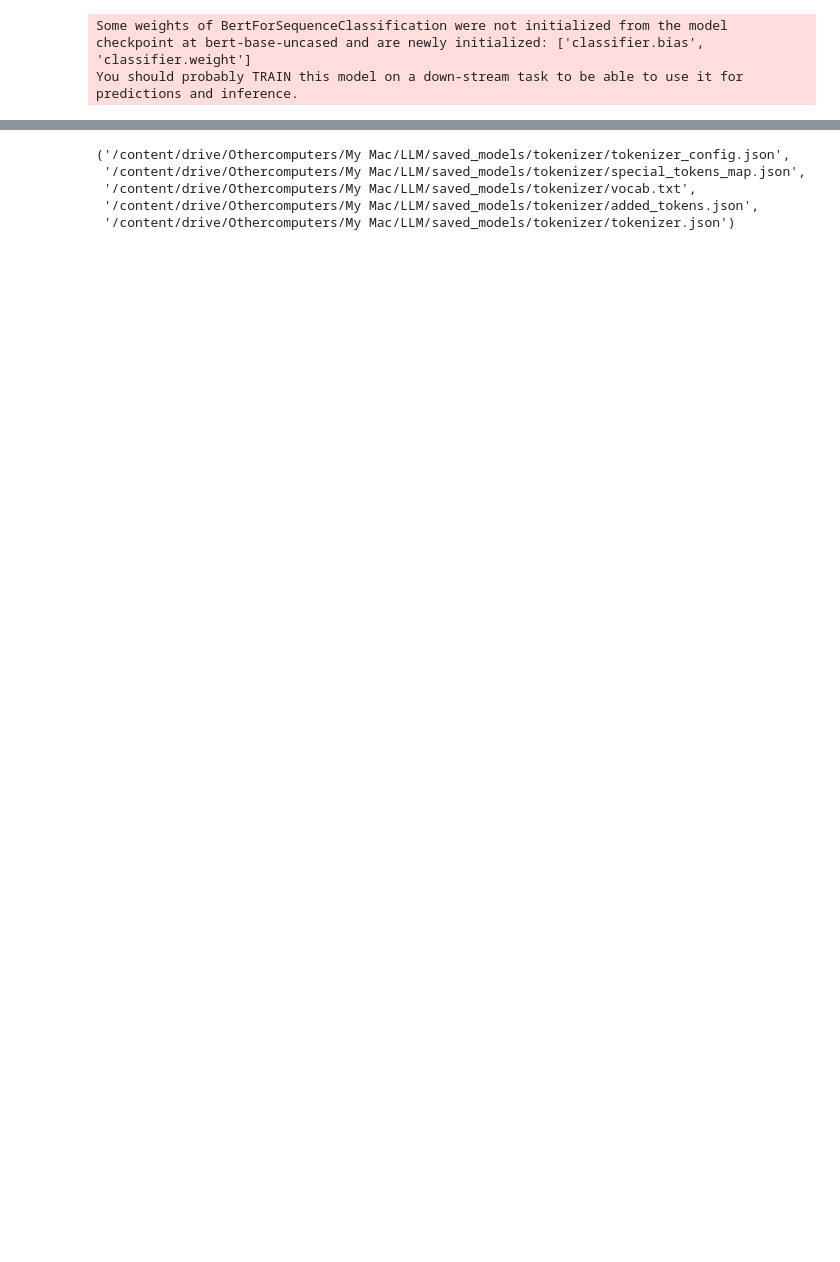
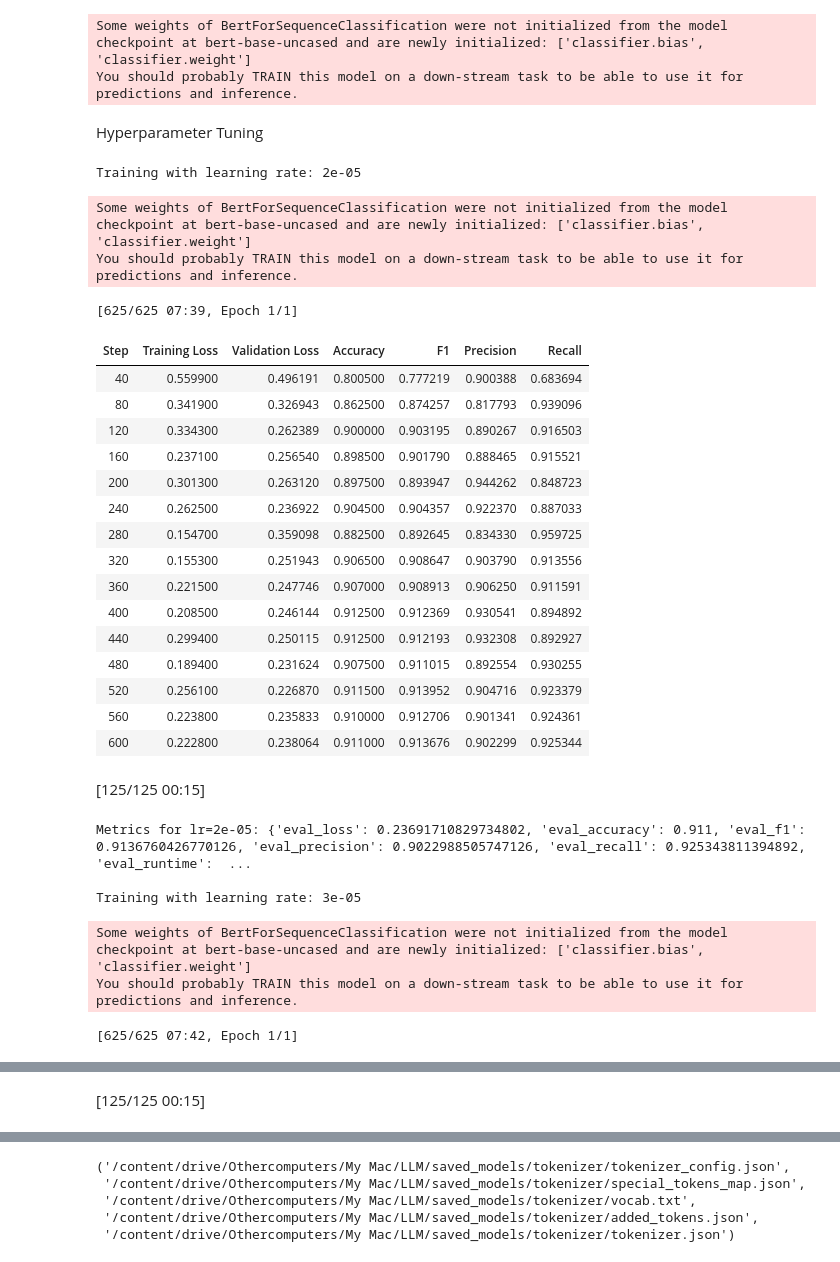
Before and after one commit to SHARONZACHARIA/LLM, a Jupyter notebook: BERT_LLM_Assignment.ipynb, the cells around one changed output, grey strips where cells are left out. Drawn from its saved outputs; the diff is of its cells as text; code cells hidden in the pictures; blank space fills up the shorter version.

```diff
--- a/BERT_LLM_Assignment.ipynb
+++ b/BERT_LLM_Assignment.ipynb
@@ -193,3 +195,5 @@ def compute_metrics(eval_pred):
         'precision': precision,
         'recall': recall
     }
+# %% [markdown]
+Hyperparameter Tuning
@@ -195,0 +220,77 @@ def compute_metrics(eval_pred):
+# %%
+# Loop through learning rates
+for lr in learning_rates:
+    print(f"\nTraining with learning rate: {lr}")
+
+    training_args = TrainingArguments(
+        output_dir=f"./results_lr_{lr}",
+        learning_rate=lr,
+        per_device_train_batch_size=16,
+        per_device_eval_batch_size=16,
+        num_train_epochs=1,
+        weight_decay=0.01,
+        logging_steps=10,
+        eval_strategy="steps",
+        eval_steps=40,
+        save_strategy="no",
+    )
+
+    trainer = Trainer(
+        model=model_init(),           # fresh model each time!
+        args=training_args,
+        train_dataset=tokenized_train,
+        eval_dataset=tokenized_test,
+        tokenizer=tokenizer,
+        compute_metrics=compute_metrics,
+    )
+
+    trainer.train()
+
+    # Evaluate
+    metrics = trainer.evaluate()
+    print(f"Metrics for lr={lr}: {metrics}")
+
+    # Store metrics
+    results["learning_rate"].append(lr)
+    results["eval_accuracy"].append(metrics.get("eval_accuracy", 0))
+    results["eval_f1"].append(metrics.get("eval_f1", 0))
+    results["eval_precision"].append(metrics.get("eval_precision", 0))
+    results["eval_recall"].append(metrics.get("eval_recall", 0))
+    results["eval_loss"].append(metrics.get("eval_loss", 0))
+
+# Convert to numpy arrays for easy plotting
+results = {k: np.array(v) for k, v in results.items()}
+
+# Find the best learning rate
+best_idx = np.argmax(results["eval_accuracy"])
+best_lr = results["learning_rate"][best_idx]
+print(f"\n Results: {results}")
+print(f"\nBest learning rate: {best_lr}")
+# %% [output]
+Training with learning rate: 2e-05
+Some weights of BertForSequenceClassification were not initialized from the model checkpoint at bert-base-uncased and are newly initialized: ['classifier.bias', 'classifier.weight']
+You should probably TRAIN this model on a down-stream task to be able to use it for predictions and inference.
+[625/625 07:39, Epoch 1/1]
+| Step | Training Loss | Validation Loss | Accuracy | F1 | Precision | Recall |
+| 40 | 0.559900 | 0.496191 | 0.800500 | 0.777219 | 0.900388 | 0.683694 |
+| 80 | 0.341900 | 0.326943 | 0.862500 | 0.874257 | 0.817793 | 0.939096 |
+| 120 | 0.334300 | 0.262389 | 0.900000 | 0.903195 | 0.890267 | 0.916503 |
+| 160 | 0.237100 | 0.256540 | 0.898500 | 0.901790 | 0.888465 | 0.915521 |
+| 200 | 0.301300 | 0.263120 | 0.897500 | 0.893947 | 0.944262 | 0.848723 |
+| 240 | 0.262500 | 0.236922 | 0.904500 | 0.904357 | 0.922370 | 0.887033 |
+| 280 | 0.154700 | 0.359098 | 0.882500 | 0.892645 | 0.834330 | 0.959725 |
+| 320 | 0.155300 | 0.251943 | 0.906500 | 0.908647 | 0.903790 | 0.913556 |
+| 360 | 0.221500 | 0.247746 | 0.907000 | 0.908913 | 0.906250 | 0.911591 |
+| 400 | 0.208500 | 0.246144 | 0.912500 | 0.912369 | 0.930541 | 0.894892 |
+| 440 | 0.299400 | 0.250115 | 0.912500 | 0.912193 | 0.932308 | 0.892927 |
+| 480 | 0.189400 | 0.231624 | 0.907500 | 0.911015 | 0.892554 | 0.930255 |
+| 520 | 0.256100 | 0.226870 | 0.911500 | 0.913952 | 0.904716 | 0.923379 |
+| 560 | 0.223800 | 0.235833 | 0.910000 | 0.912706 | 0.901341 | 0.924361 |
+| 600 | 0.222800 | 0.238064 | 0.911000 | 0.913676 | 0.902299 | 0.925344 |
+[125/125 00:15]
+Metrics for lr=2e-05: {'eval_loss': 0.23691710829734802, 'eval_accuracy': 0.911, 'eval_f1': 0.9136760426770126, 'eval_precision': 0.9022988505747126, 'eval_recall': 0.925343811394892, 'eval_runtime':  ...
+
+Training with learning rate: 3e-05
+Some weights of BertForSequenceClassification were not initialized from the model checkpoint at bert-base-uncased and are newly initialized: ['classifier.bias', 'classifier.weight']
+You should probably TRAIN this model on a down-stream task to be able to use it for predictions and inference.
+[625/625 07:42, Epoch 1/1]
@@ -195,0 +313 @@ def compute_metrics(eval_pred):
+[125/125 00:15]
```
Also changed, not shown: parts of 20 cells of this notebook.
